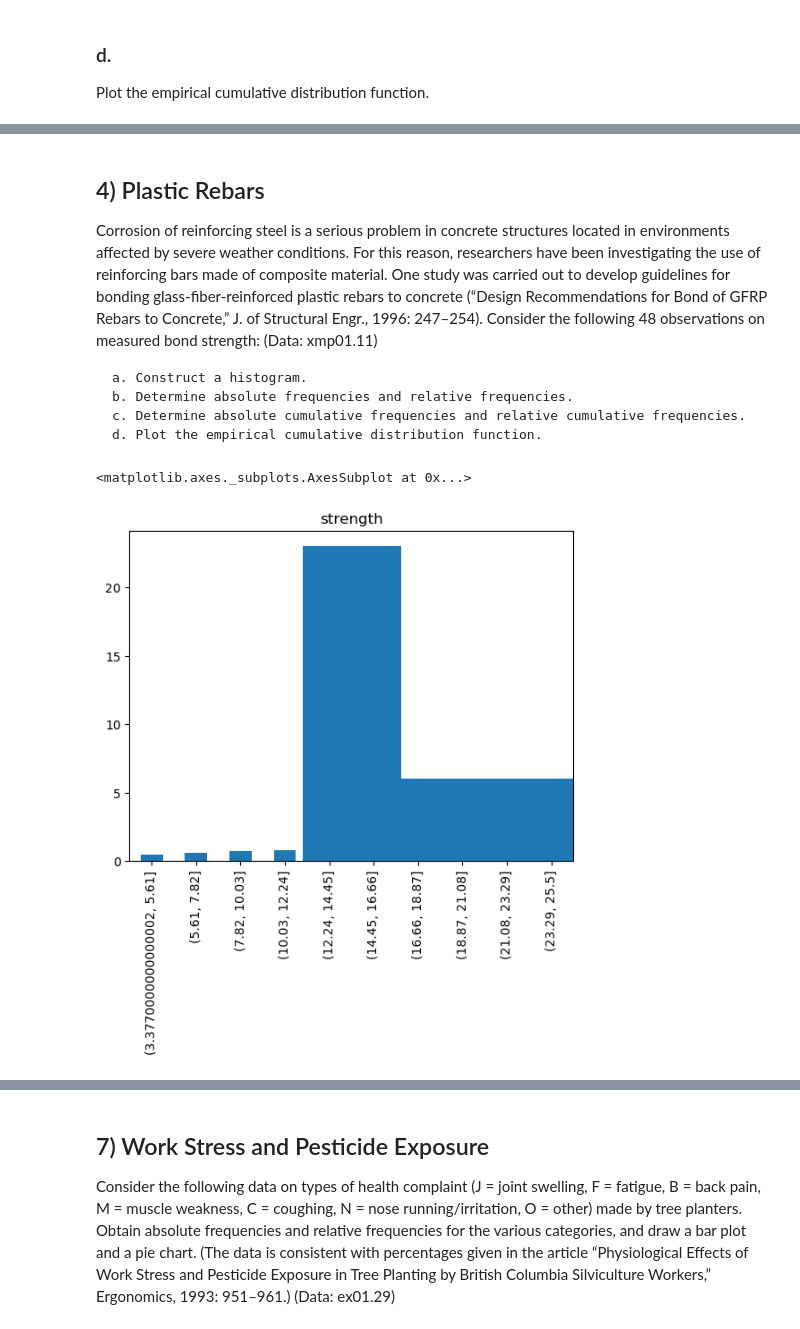
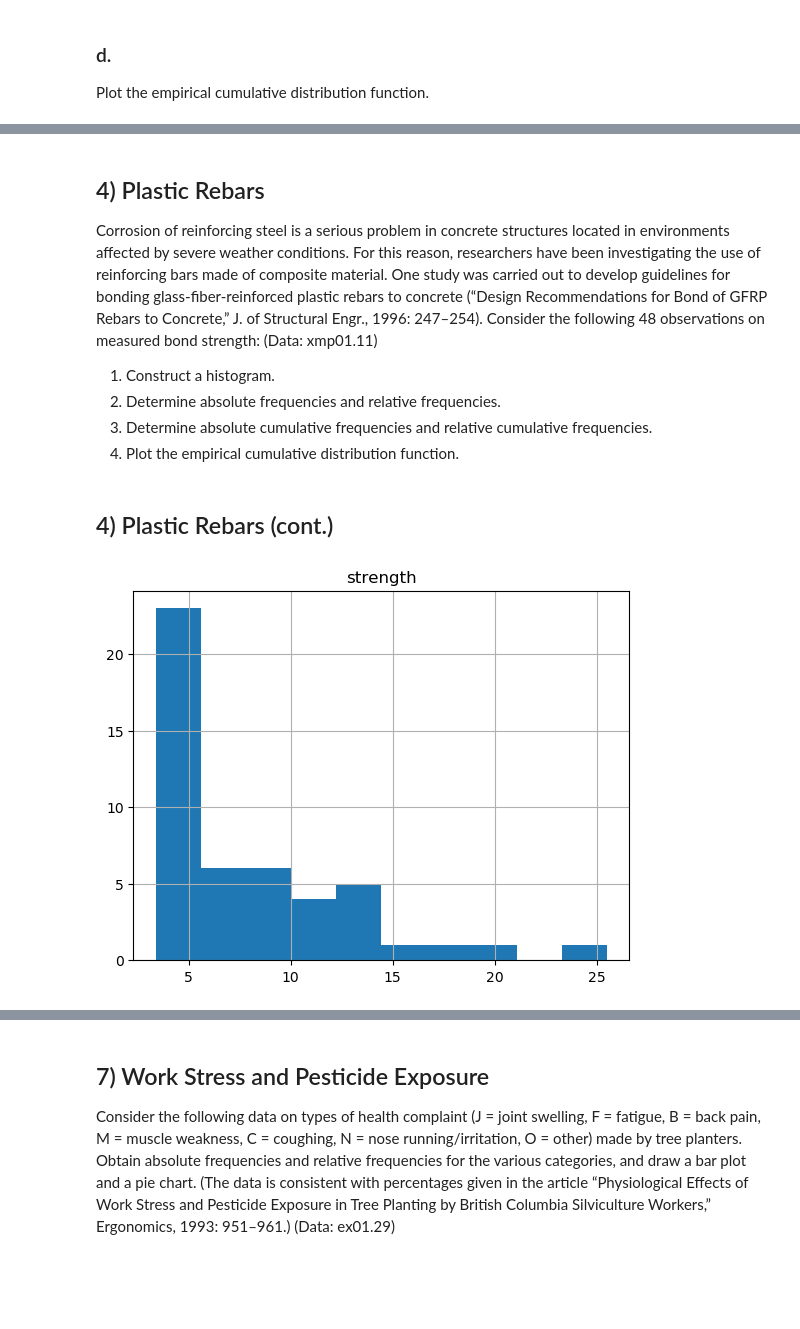
Before and after one commit to hielsnoppe/srh-tmda, a Jupyter notebook: slides/ex01.ipynb, the cells around one changed output, grey strips where cells are left out. Saved outputs shown, nothing was run; the diff lists cells and outputs as text; code cells hidden in the pictures; blank space fills up the shorter version.

```diff
--- a/slides/ex01.ipynb
+++ b/slides/ex01.ipynb
@@ -250,39 +238,36 @@ For this reason, researchers have been investigating the use of reinforcing bars
 One study was carried out to develop guidelines for bonding glass-fiber-reinforced plastic rebars to concrete (“Design Recommendations for Bond of GFRP Rebars to Concrete,” J. of Structural Engr., 1996: 247–254).
 Consider the following 48 observations on measured bond strength: (Data: xmp01.11)
 
-    a. Construct a histogram.
-    b. Determine absolute frequencies and relative frequencies.
-    c. Determine absolute cumulative frequencies and relative cumulative frequencies.
-    d. Plot the empirical cumulative distribution function.
+1. Construct a histogram.
+2. Determine absolute frequencies and relative frequencies.
+3. Determine absolute cumulative frequencies and relative cumulative frequencies.
+4. Plot the empirical cumulative distribution function.
+# %% [markdown]
+## 4) Plastic Rebars (cont.)
 # %%
-import pyreadr
-
-data = pyreadr.read_r('../data/devore7/xmp01.11.rda')
+data = read_r('../data/devore7/xmp01.11.rda')
 df = data['xmp01.11']
 
 # a)
 df.hist(bins=10)
 
 # b)
 abs_freq = df['strength'].value_counts(bins=10) # creates pd.Series
 rel_freq = df['strength'].value_counts(bins=10, normalize=True) # creates pd.Series
 
 # Alternative 1
 freq = pd.DataFrame() # create empty pd.DataFrame
 freq['abs'] = abs_freq # add new pd.Series to pd.DataFrame
 freq['rel'] = rel_freq
 
 # Alternative 2
 freq = pd.DataFrame({
     'abs': abs_freq,
     'rel': rel_freq
 })
 
 # c) cumulative frequencies
 rel_cumsum = rel_freq.sort_index().cumsum()
 freq['rel_cumsum'] = rel_cumsum
-
-rel_cumsum.plot.bar()
 # %% [output]
-<matplotlib.axes._subplots.AxesSubplot at 0x...>
-[figure, old version]
+[figure, new version]
```
Also changed, not shown: parts of 40 cells of this notebook, 12 other files.
